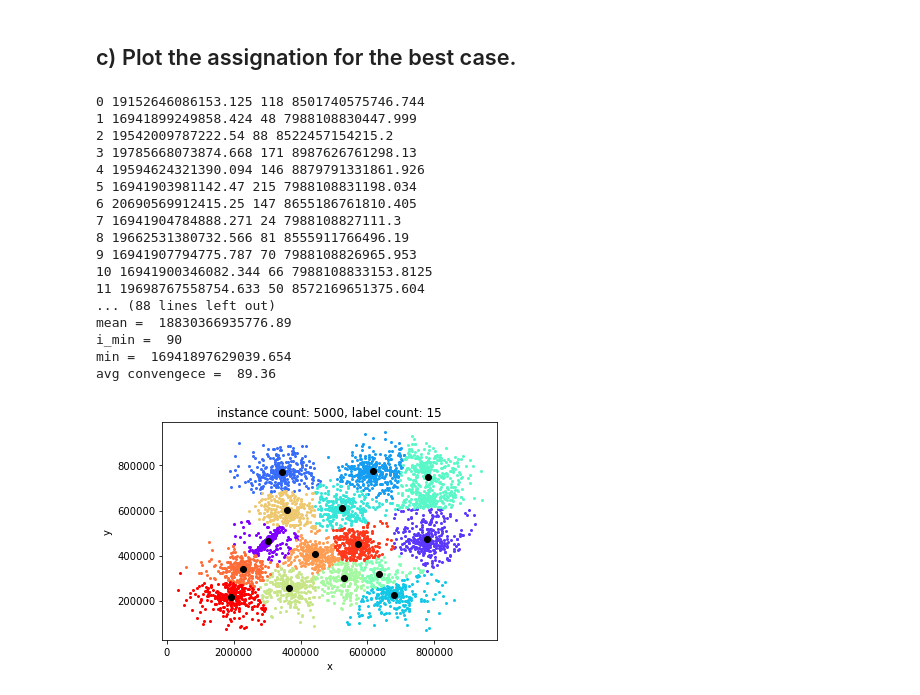
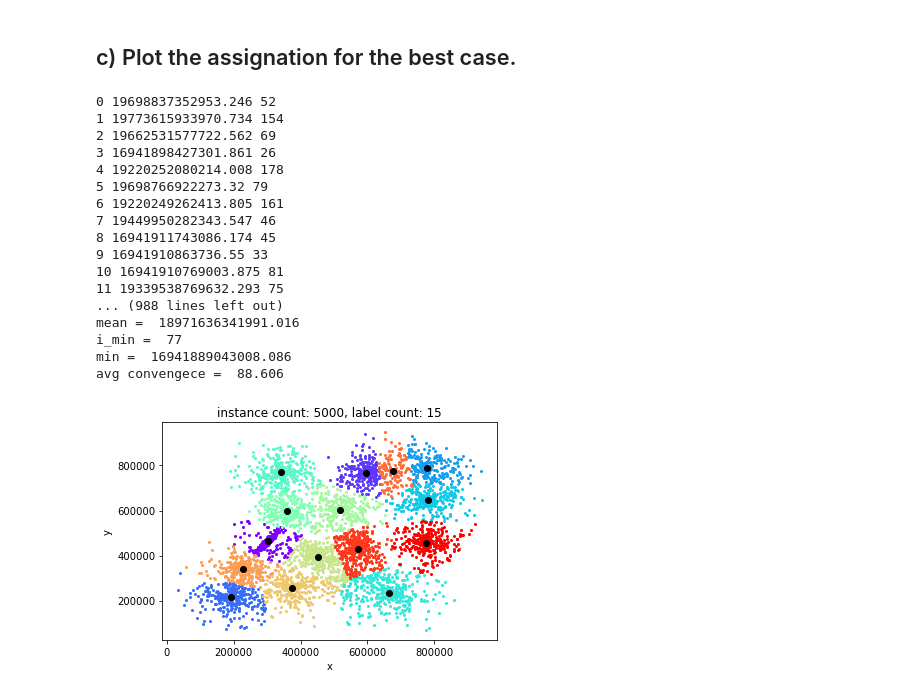
Before and after one commit to marco-celoria/Unsupervised_Machine_Learning, a Jupyter notebook: ex2.ipynb, the cells around one changed output. Drawn from its saved outputs; the diff is of its cells as text; code cells hidden in the pictures.

```diff
--- a/ex2.ipynb
+++ b/ex2.ipynb
@@ -330,15 +337,12 @@ class fuzzy_c_means:
             dist = cdist(self.centroid_positions, self.data, metric='sqeuclidean')
             dist2_min = np.array([np.min(dist,axis=0) ])
             self.labels = np.argmin(dist,axis=0)
-            error=dist2_min.sum()
+            loss=dist2_min.sum()
             if np.linalg.norm(prev_u-self.u )<tol:
                 break
-
-            # Compute cost
-            cost = np.sum(um * dist)
             prev_u=self.u
 
-        return error, iteration, cost
+        return loss, iteration
 
     def plot(self):
 
@@ -367,20 +371,20 @@ res_fuzzy=list()
 
 for n_c in range(2,21):
     tmp_myfuz = fuzzy_c_means(n_c)
-    min_error= sys.maxsize
-    errors = np.empty(N_simulations)
+    min_loss= np.inf
+    losses = np.empty(N_simulations)
     i_tmp = 0
     iterations = np.empty(N_simulations)
     for i in range(N_simulations):
-        error,iteration,_=tmp_myfuz.fit(data=data_points)
-        if error<min_error:
-            min_error=error
+        loss,iteration =tmp_myfuz.fit(data=data_points)
+        if loss<min_loss:
+            min_loss = loss
             i_min=i
             min_myfuz = tmp_myfuz
-        errors[i]=error
+        losses[i]=loss
         iterations[i]=iteration
-    print(n_c,errors[i_min])
-    res_fuzzy.append([n_c,errors[i_min]])
+    print(n_c,losses[i_min])
+    res_fuzzy.append([n_c,losses[i_min]])
 
 res_fuzzy=np.array(res_fuzzy)
 plt.plot(res_fuzzy[:,0], res_fuzzy[:,1], label="Fuzzy c means")
@@ -427,45 +431,45 @@ plt.legend()
 # %%
 %%time
 filename="data/s3.txt"
 data_points = np.loadtxt(filename)
-N_simulations=100
+N_simulations=1000
 tmp_myfuz = fuzzy_c_means(15)
-min_error=sys.maxsize
-errors = np.empty(N_simulations)
+min_loss=np.inf
+losses = np.empty(N_simulations)
 i_tmp = 0
 iterations = np.empty(N_simulations)
 for i in range(N_simulations):
-    error,iteration,cost=tmp_myfuz.fit(data_points)
-    if error<min_error:
-        min_error=error
+    loss,iteration=tmp_myfuz.fit(data_points)
+    if loss<min_loss:
+        min_loss=loss
         i_min=i
         min_myfuz = tmp_myfuz
-    print(i,error,iteration,cost)
-    errors[i]=error
+    print(i,loss,iteration)
+    losses[i]=loss
     iterations[i]=iteration
 
 min_myfuz.plot()
-print("mean = ",errors.mean())
+print("mean = ",losses.mean())
 print("i_min = ",i_min)
-print("min = ",errors[i_min])
+print("min = ",losses[i_min])
 print("avg convengece = ",iterations.mean())
 plt.show()
 # %% [output]
-0 19152646086153.125 118 8501740575746.744
-1 16941899249858.424 48 7988108830447.999
-2 19542009787222.54 88 8522457154215.2
-3 19785668073874.668 171 8987626761298.13
-4 19594624321390.094 146 8879791331861.926
-5 16941903981142.47 215 7988108831198.034
-6 20690569912415.25 147 8655186761810.405
-7 16941904784888.271 24 7988108827111.3
-8 19662531380732.566 81 8555911766496.19
-9 16941907794775.787 70 7988108826965.953
-10 16941900346082.344 66 7988108833153.8125
-11 19698767558754.633 50 8572169651375.604
-... (88 lines left out)
-mean =  18830366935776.89
-i_min =  90
-min =  16941897629039.654
-avg convengece =  89.36
+0 19698837352953.246 52
+1 19773615933970.734 154
+2 19662531577722.562 69
+3 16941898427301.861 26
+4 19220252080214.008 178
+5 19698766922273.32 79
+6 19220249262413.805 161
+7 19449950282343.547 46
+8 16941911743086.174 45
+9 16941910863736.55 33
+10 16941910769003.875 81
+11 19339538769632.293 75
+... (988 lines left out)
+mean =  18971636341991.016
+i_min =  77
+min =  16941889043008.086
+avg convengece =  88.606
-[figure, old version]
+[figure, new version]
```
Also changed, not shown: parts of 12 cells of this notebook, 2 other files.
